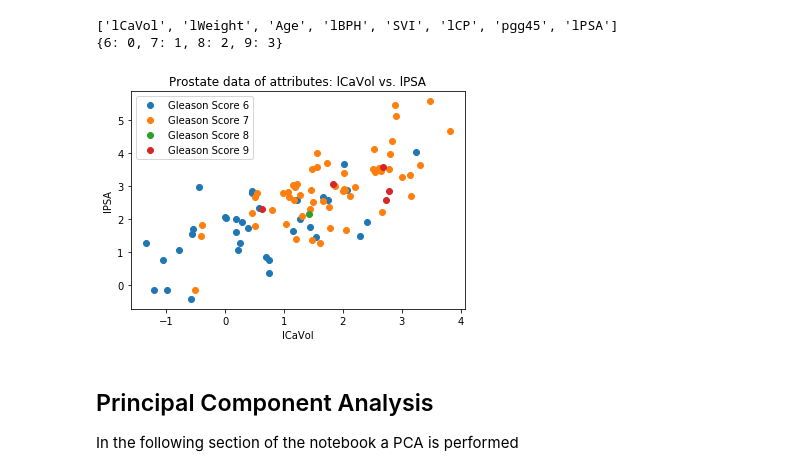
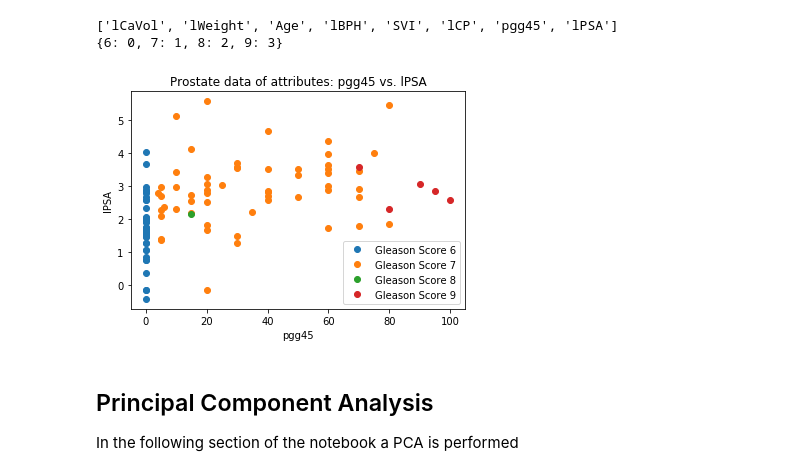
Before and after one commit to gretatuckute/ML_fall2018, a Jupyter notebook: ML_Report_1.ipynb, the cells around one changed output. Cells and saved outputs as stored; diff of their text form; code cells hidden in the pictures.

```diff
--- a/ML_Report_1.ipynb
+++ b/ML_Report_1.ipynb
@@ -80,28 +80,30 @@ M = len(attributeNames)
 C = len(classNames)
 # %%
 # Data attributes to be plotted
-i = 0
+i = 6
 j = 7
 
 # Plotting the data set (different attributes to be specified)
 f = plt.figure()
 plt.title('Prostate data of attributes: ' + str(attributeNames[i]) + ' vs. ' + str(attributeNames[j]))
 
 for c in range(C):
     # select indices belonging to class c:
     class_mask = y==c
     plt.plot(X[class_mask,i], X[class_mask,j], 'o')
 
 #plt.legend(classNames)
 gleason_legend = ['Gleason Score 6', 'Gleason Score 7', 'Gleason Score 8', 'Gleason Score 9']
 plt.legend(gleason_legend)
 plt.xlabel(attributeNames[i])
 plt.ylabel(attributeNames[j])
 
+plt.savefig("C:/Users/PeterBakke/Documents/git/ML_fall2018/Figures/" + attributeNames[i] +  "_vs_lpsa.png")
+
 # Output result to screen
 plt.show()
 # %% [output]
-[figure, old version]
+[figure, new version]
 # %% [markdown]
 ## Principal Component Analysis
 In the following section of the notebook a PCA is performed
```
Also changed, not shown: parts of 3 cells of this notebook, 14 other files.
